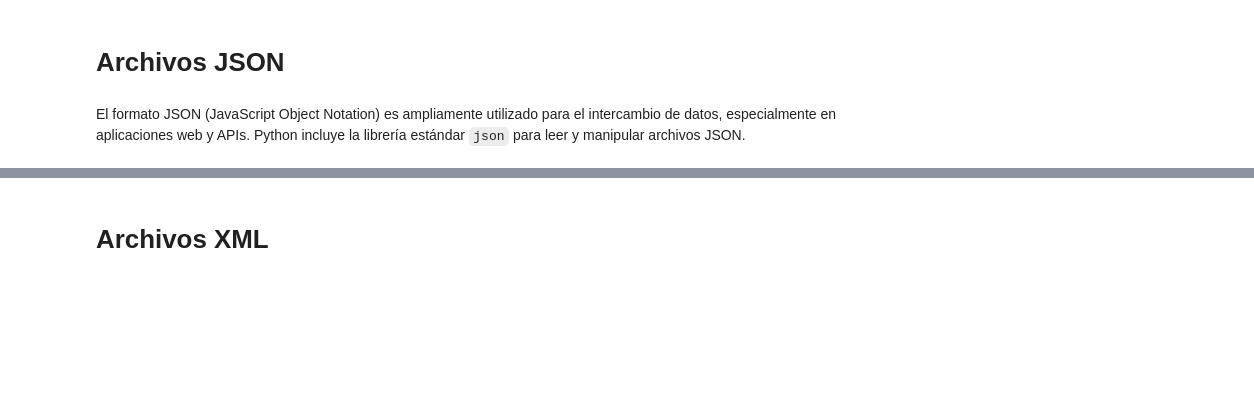
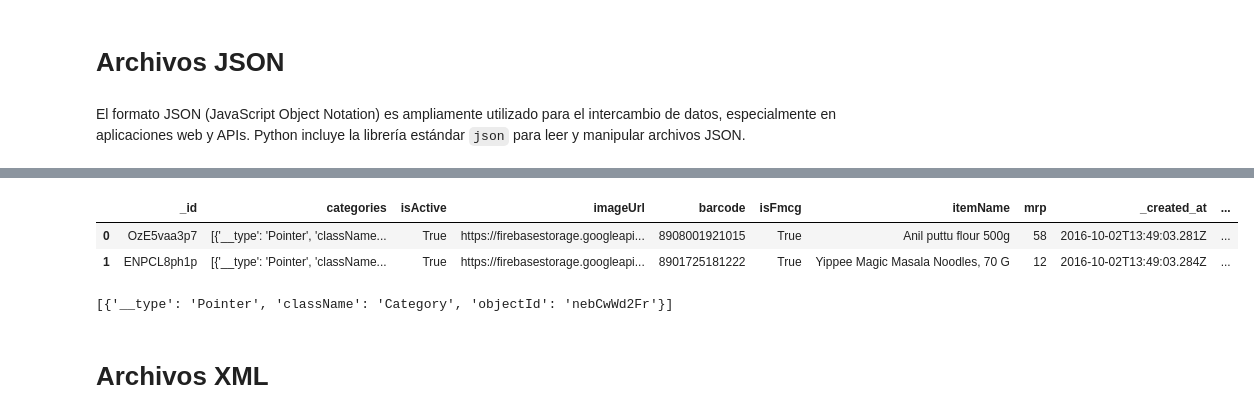
Before and after one commit to LiliConalep2025/Herramientas_Aplicaciones_IA_2025, a Jupyter notebook: Introduccion/03.- Extracción de Datos.ipynb, the cells around one changed output, grey strips where cells are left out. Drawn from its saved outputs; the diff is of its cells as text; code cells hidden in the pictures; blank space fills up the shorter version.

```diff
--- a/Introduccion/03.- Extracción de Datos.ipynb
+++ b/Introduccion/03.- Extracción de Datos.ipynb
@@ -423,0 +455,3 @@ json_data = '{"personas": [{"nombre": "Ana", "edad": 23}, {"nombre": "Luis", "ed
+# %%
+data = json.loads(json_data) #Metodo para cargar
+data #Diccionario
@@ -425,0 +480,3 @@ from pandas import json_normalize
+# %%
+with open('Data/data.json') as jsonfile:
+    jsondata = json.load(jsonfile) #Archivo JSON
@@ -426,5 +503,14 @@ from pandas import json_normalize
+# %%
+df_json = json_normalize(jsondata['data']) #Datos JSON en DataFrame
+df_json
+# %% [output]
+|  | _id | categories | isActive | imageUrl | barcode | isFmcg | itemName | mrp | _created_at | ... |
+| 0 | OzE5vaa3p7 | [{'__type': 'Pointer', 'className... | True | https://firebasestorage.googleapi... | 8908001921015 | True | Anil puttu flour 500g | 58 | 2016-10-02T13:49:03.281Z | ... |
+| 1 | ENPCL8ph1p | [{'__type': 'Pointer', 'className... | True | https://firebasestorage.googleapi... | 8901725181222 | True | Yippee Magic Masala Noodles, 70 G | 12 | 2016-10-02T13:49:03.284Z | ... |
 # %%
 df_json['categories'][0]
+# %% [output]
+[{'__type': 'Pointer', 'className': 'Category', 'objectId': 'nebCwWd2Fr'}]
 # %% [markdown]
 # Archivos XML
 # %% [markdown]
```
Also changed, not shown: parts of 45 cells of this notebook.
